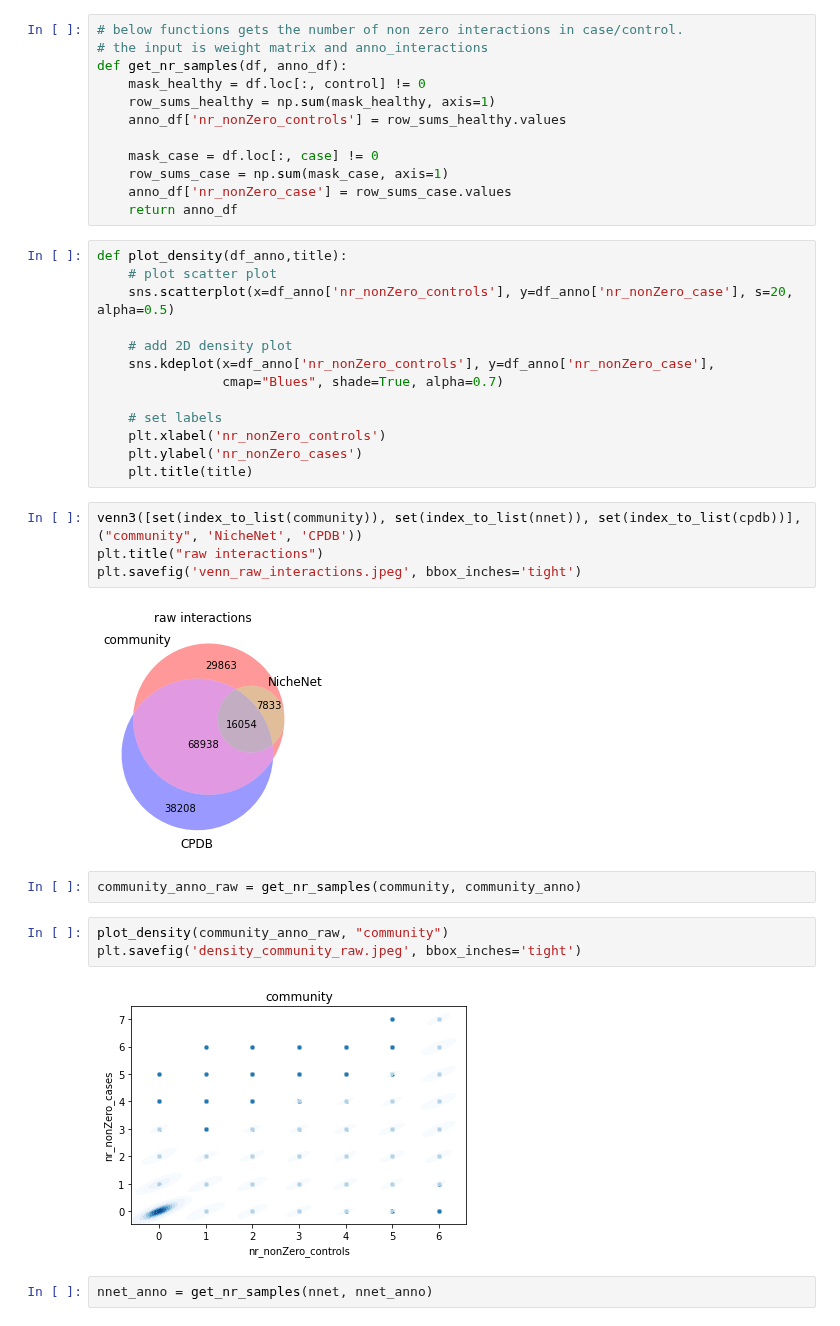
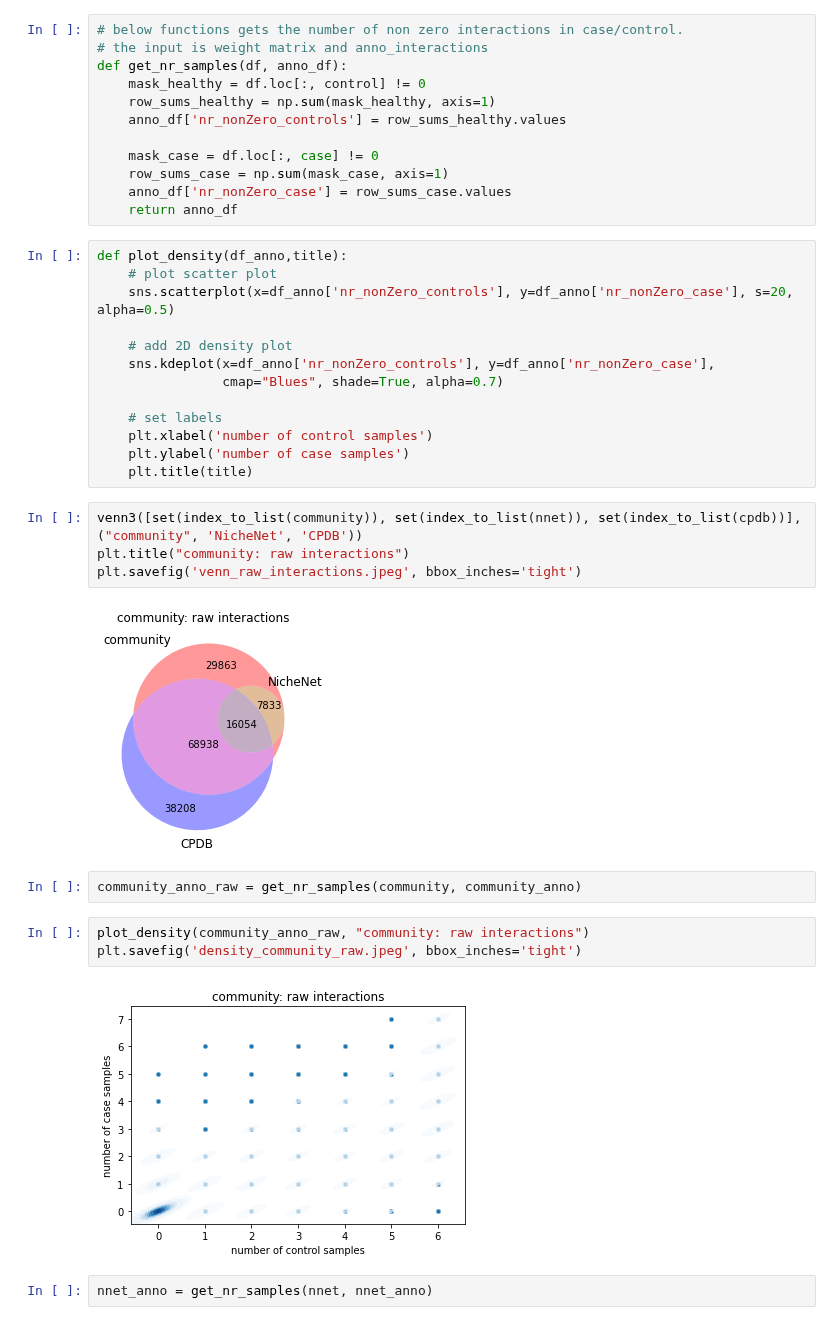
Before and after one commit to colomemaria/community-paper, a Jupyter notebook: src/method_comparison/compare_results/compare_raw.ipynb, the cells around one changed output. Cells and saved outputs as stored; diff of their text form.

```diff
--- a/src/method_comparison/compare_results/compare_raw.ipynb
+++ b/src/method_comparison/compare_results/compare_raw.ipynb
@@ -81,22 +81,22 @@ def plot_density(df_anno,title):
                 cmap="Blues", shade=True, alpha=0.7)
 
     # set labels
-    plt.xlabel('nr_nonZero_controls')
-    plt.ylabel('nr_nonZero_cases')
+    plt.xlabel('number of control samples')
+    plt.ylabel('number of case samples')
     plt.title(title)
 # %%
 venn3([set(index_to_list(community)), set(index_to_list(nnet)), set(index_to_list(cpdb))], ("community", 'NicheNet', 'CPDB'))
-plt.title("raw interactions")
+plt.title("community: raw interactions")
 plt.savefig('venn_raw_interactions.jpeg', bbox_inches='tight')
 # %% [output]
-[figure, old version]
+[figure, new version]
 # %%
 community_anno_raw = get_nr_samples(community, community_anno)
 # %%
-plot_density(community_anno_raw, "community")
+plot_density(community_anno_raw, "community: raw interactions")
 plt.savefig('density_community_raw.jpeg', bbox_inches='tight')
 # %% [output]
-[figure, old version]
+[figure, new version]
 # %%
 nnet_anno = get_nr_samples(nnet, nnet_anno)
 # %%
```
Also changed, not shown: parts of 8 cells of this notebook, 10 other files.
